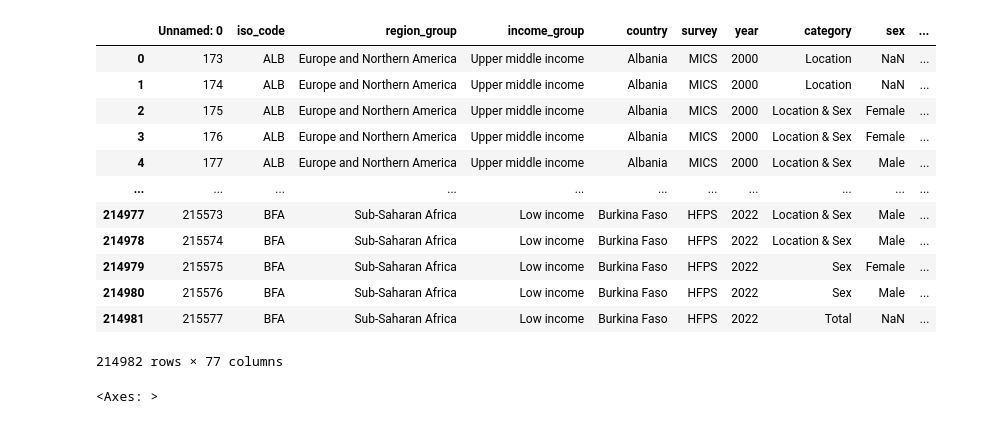
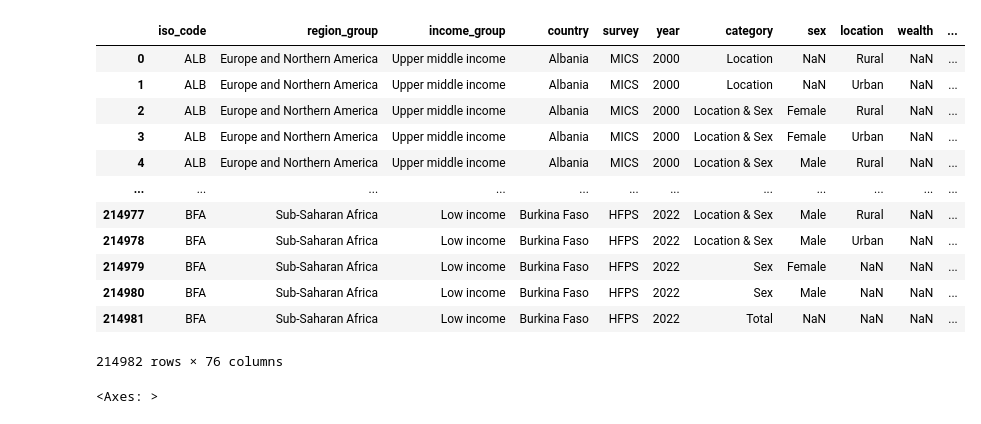
Before and after one commit to Oussama-33v/World-inequality-on-education-UNESCO-studies-fill-rouge-project-, a Jupyter notebook: Notebooks/statistic_tests.ipynb, the cells around one changed output. Drawn from its saved outputs; the diff is of its cells as text; code cells hidden in the pictures.

```diff
--- a/Notebooks/statistic_tests.ipynb
+++ b/Notebooks/statistic_tests.ipynb
@@ -6,20 +7,20 @@ from scipy import stats
 # %%
-df = pd.read_csv(r"C:\Users\oussama\Documents\PFF\generated_data\WIDE_clean.csv")
+df = pd.read_csv(r"C:\Users\oussama\Desktop\PFF\generated_data\WIDE_clean.csv")
 df
 # %% [output]
-|  | Unnamed: 0 | iso_code | region_group | income_group | country | survey | year | category | sex | ... |
-| 0 | 173 | ALB | Europe and Northern America | Upper middle income | Albania | MICS | 2000 | Location | NaN | ... |
-| 1 | 174 | ALB | Europe and Northern America | Upper middle income | Albania | MICS | 2000 | Location | NaN | ... |
-| 2 | 175 | ALB | Europe and Northern America | Upper middle income | Albania | MICS | 2000 | Location & Sex | Female | ... |
-| 3 | 176 | ALB | Europe and Northern America | Upper middle income | Albania | MICS | 2000 | Location & Sex | Female | ... |
-| 4 | 177 | ALB | Europe and Northern America | Upper middle income | Albania | MICS | 2000 | Location & Sex | Male | ... |
-| ... | ... | ... | ... | ... | ... | ... | ... | ... | ... | ... |
-| 214977 | 215573 | BFA | Sub-Saharan Africa | Low income | Burkina Faso | HFPS | 2022 | Location & Sex | Male | ... |
-| 214978 | 215574 | BFA | Sub-Saharan Africa | Low income | Burkina Faso | HFPS | 2022 | Location & Sex | Male | ... |
-| 214979 | 215575 | BFA | Sub-Saharan Africa | Low income | Burkina Faso | HFPS | 2022 | Sex | Female | ... |
-| 214980 | 215576 | BFA | Sub-Saharan Africa | Low income | Burkina Faso | HFPS | 2022 | Sex | Male | ... |
-| 214981 | 215577 | BFA | Sub-Saharan Africa | Low income | Burkina Faso | HFPS | 2022 | Total | NaN | ... |
+|  | iso_code | region_group | income_group | country | survey | year | category | sex | location | wealth | ... |
+| 0 | ALB | Europe and Northern America | Upper middle income | Albania | MICS | 2000 | Location | NaN | Rural | NaN | ... |
+| 1 | ALB | Europe and Northern America | Upper middle income | Albania | MICS | 2000 | Location | NaN | Urban | NaN | ... |
+| 2 | ALB | Europe and Northern America | Upper middle income | Albania | MICS | 2000 | Location & Sex | Female | Rural | NaN | ... |
+| 3 | ALB | Europe and Northern America | Upper middle income | Albania | MICS | 2000 | Location & Sex | Female | Urban | NaN | ... |
+| 4 | ALB | Europe and Northern America | Upper middle income | Albania | MICS | 2000 | Location & Sex | Male | Rural | NaN | ... |
+| ... | ... | ... | ... | ... | ... | ... | ... | ... | ... | ... | ... |
+| 214977 | BFA | Sub-Saharan Africa | Low income | Burkina Faso | HFPS | 2022 | Location & Sex | Male | Rural | NaN | ... |
+| 214978 | BFA | Sub-Saharan Africa | Low income | Burkina Faso | HFPS | 2022 | Location & Sex | Male | Urban | NaN | ... |
+| 214979 | BFA | Sub-Saharan Africa | Low income | Burkina Faso | HFPS | 2022 | Sex | Female | NaN | NaN | ... |
+| 214980 | BFA | Sub-Saharan Africa | Low income | Burkina Faso | HFPS | 2022 | Sex | Male | NaN | NaN | ... |
+| 214981 | BFA | Sub-Saharan Africa | Low income | Burkina Faso | HFPS | 2022 | Total | NaN | NaN | NaN | ... |
-214982 rows × 77 columns
+214982 rows × 76 columns
 # %%
 df_corr = df[['comp_prim_v2_m',
              'comp_lowsec_v2_m',
```
Also changed, not shown: parts of 3 cells of this notebook, 5 other files.
